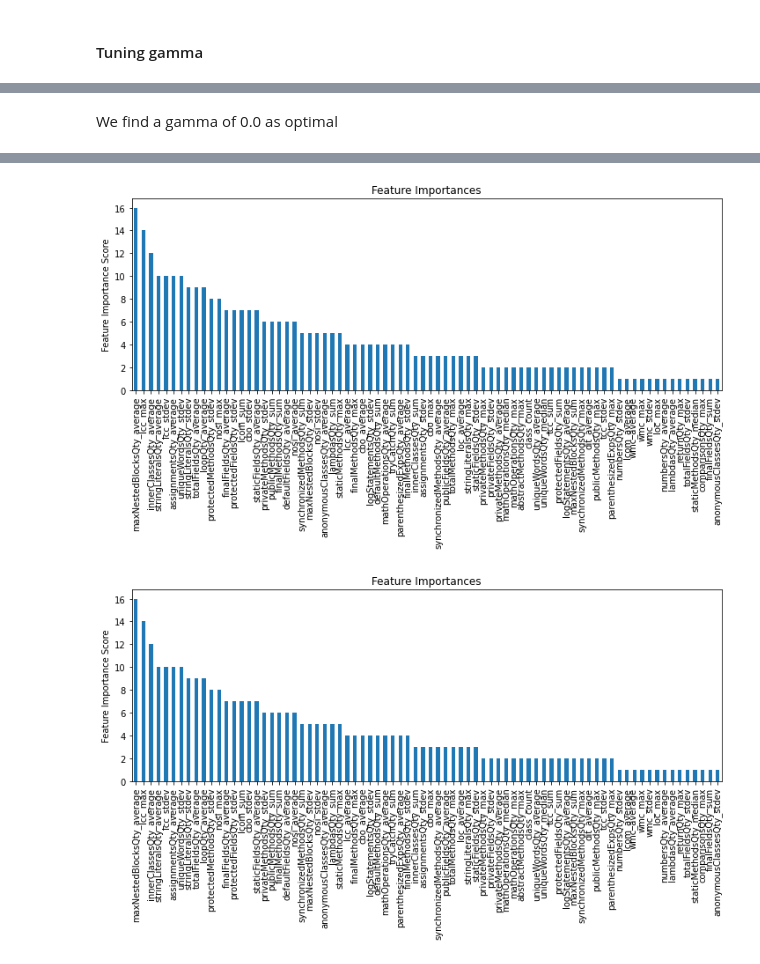
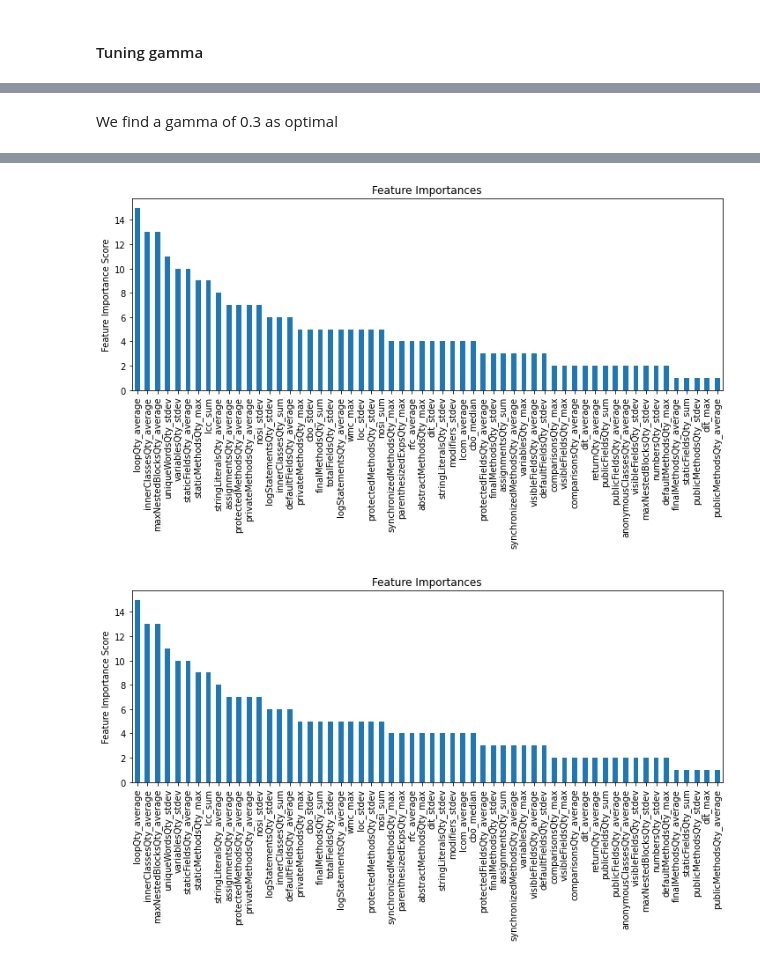
Before and after one commit to reusability/research, a Jupyter notebook: XGBoost_GT_3.ipynb, the cells around one changed output, grey strips where cells are left out. Cells and saved outputs as stored; diff of their text form; code cells hidden in the pictures.

```diff
--- a/XGBoost_GT_3.ipynb
+++ b/XGBoost_GT_3.ipynb
@@ -19,7 +19,7 @@ rcParams['figure.figsize'] = 12, 4
 train = pd.read_csv('./data/aggregate_201019.csv')
 target = 'reuse'
 IDcol = 'project'
-train.dropna()
+train.dropna(inplace=True)
 train.pop('maven_release')
 train.pop('release')
 # %% [output]
@@ -380,12 +386,12 @@ gsearch3.best_params_, gsearch3.best_score_
 # %% [markdown]
-We find a gamma of 0.0 as optimal
+We find a gamma of 0.3 as optimal
 # %%
 xgb2 = XGBClassifier(
  learning_rate =0.1,
  n_estimators=1000,
  max_depth=2,
- min_child_weight=1,
- gamma=0.0,
+ min_child_weight=4,
+ gamma=0.3,
  subsample=0.8,
  colsample_bytree=0.8,
  objective= 'multi:softprob',
@@ -415,5 +421,5 @@ Accuracy : 0.7302
-[figure, old version]
+[figure, new version]
-[figure, old version]
+[figure, new version]
 # %%
 param_test4 = {
  'subsample':[i/10.0 for i in range(6,10)],
```
Also changed, not shown: parts of 23 cells of this notebook, 2 other files.
